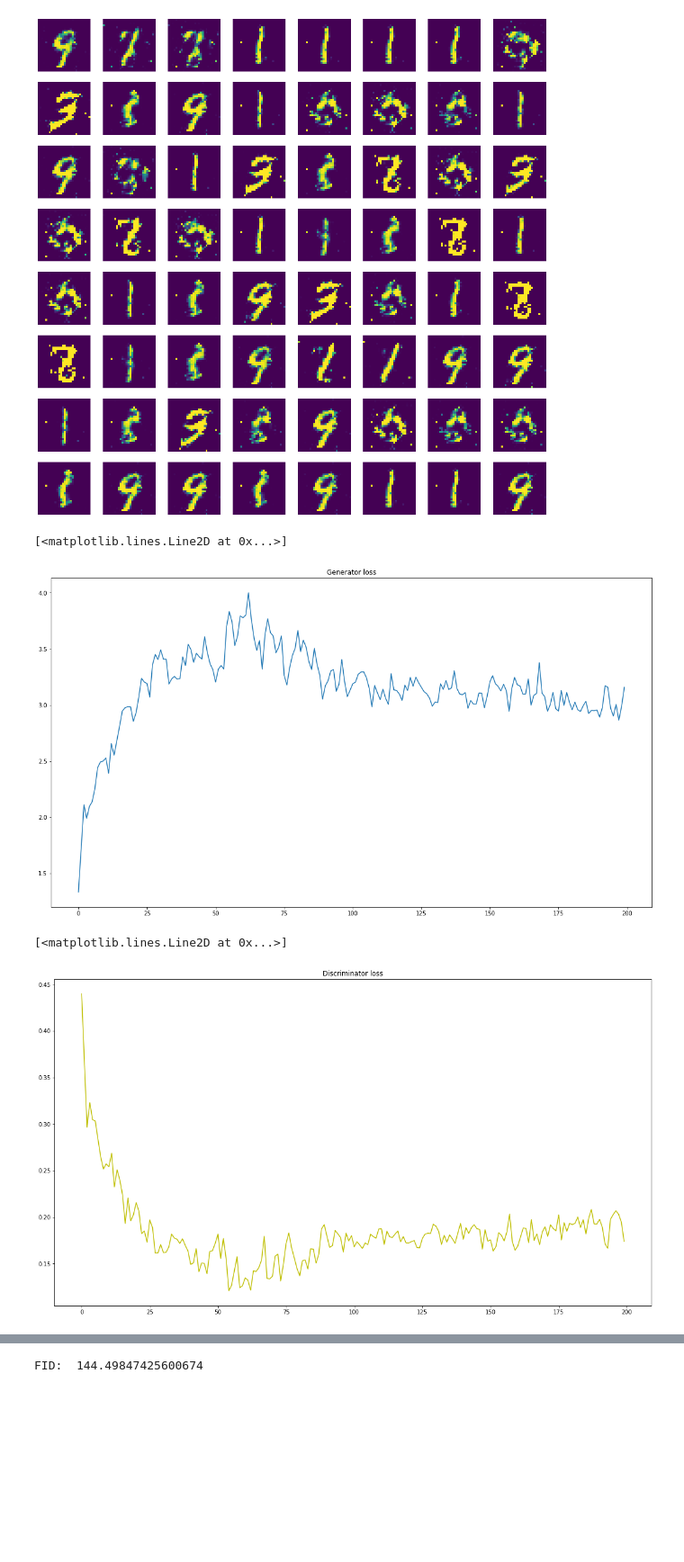
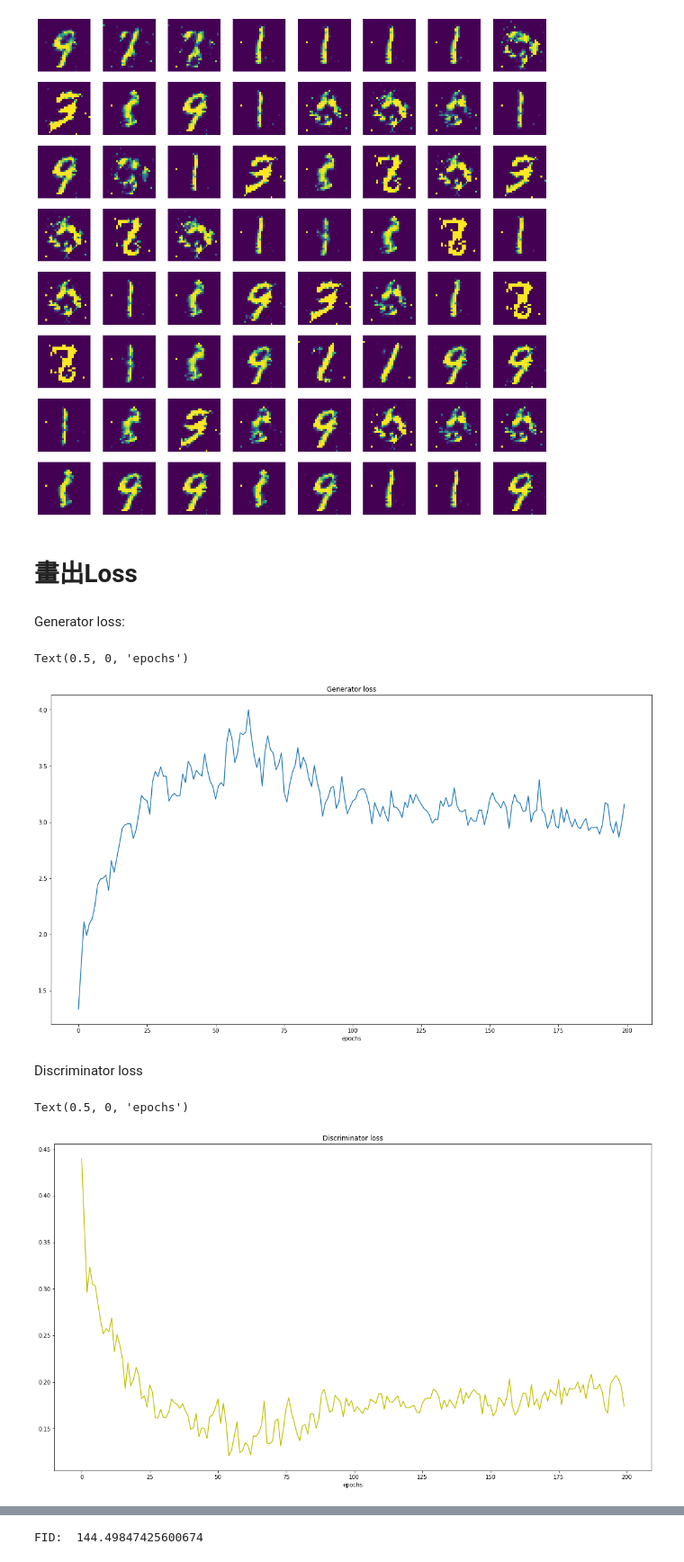
Before and after one commit to ystsai7981/DeepLearning, a Jupyter notebook: lab5/gan.ipynb, the cells around one changed output, grey strips where cells are left out. Shown at 90% size. Cells and saved outputs as stored; diff of their text form; code cells hidden in the pictures; blank space fills up the shorter version.

```diff
--- a/lab5/gan.ipynb
+++ b/lab5/gan.ipynb
@@ -218,21 +223,29 @@ for i in range(pic_num):
 # %% [output]
 [figure]
+# %% [markdown]
+# 畫出Loss
+# %% [markdown]
+Generator loss:
 # %%
 plt.figure(figsize=(19.2, 10.8))
 plt.title('Generator loss')
 x = np.arange(len(G_loss_history))
 plt.plot(x, G_loss_history)
+plt.xlabel('epochs')
 # %% [output]
-[<matplotlib.lines.Line2D at 0x...>]
+Text(0.5, 0, 'epochs')
-[figure, old version]
+[figure, new version]
+# %% [markdown]
+Discriminator loss
 # %%
 plt.figure(figsize=(19.2, 10.8))
 plt.title('Discriminator loss')
 x = np.arange(len(D_loss_history))
 plt.plot(x, D_loss_history, 'y')
+plt.xlabel('epochs')
 # %% [output]
-[<matplotlib.lines.Line2D at 0x...>]
+Text(0.5, 0, 'epochs')
-[figure, old version]
+[figure, new version]
 # %%
 torch.save(generator.state_dict(),'gan_generator.pt')
 torch.save(discriminator.state_dict(), 'gan_discriminator.pt')
```
Also changed, not shown: parts of 9 cells of this notebook, 3 other files.
